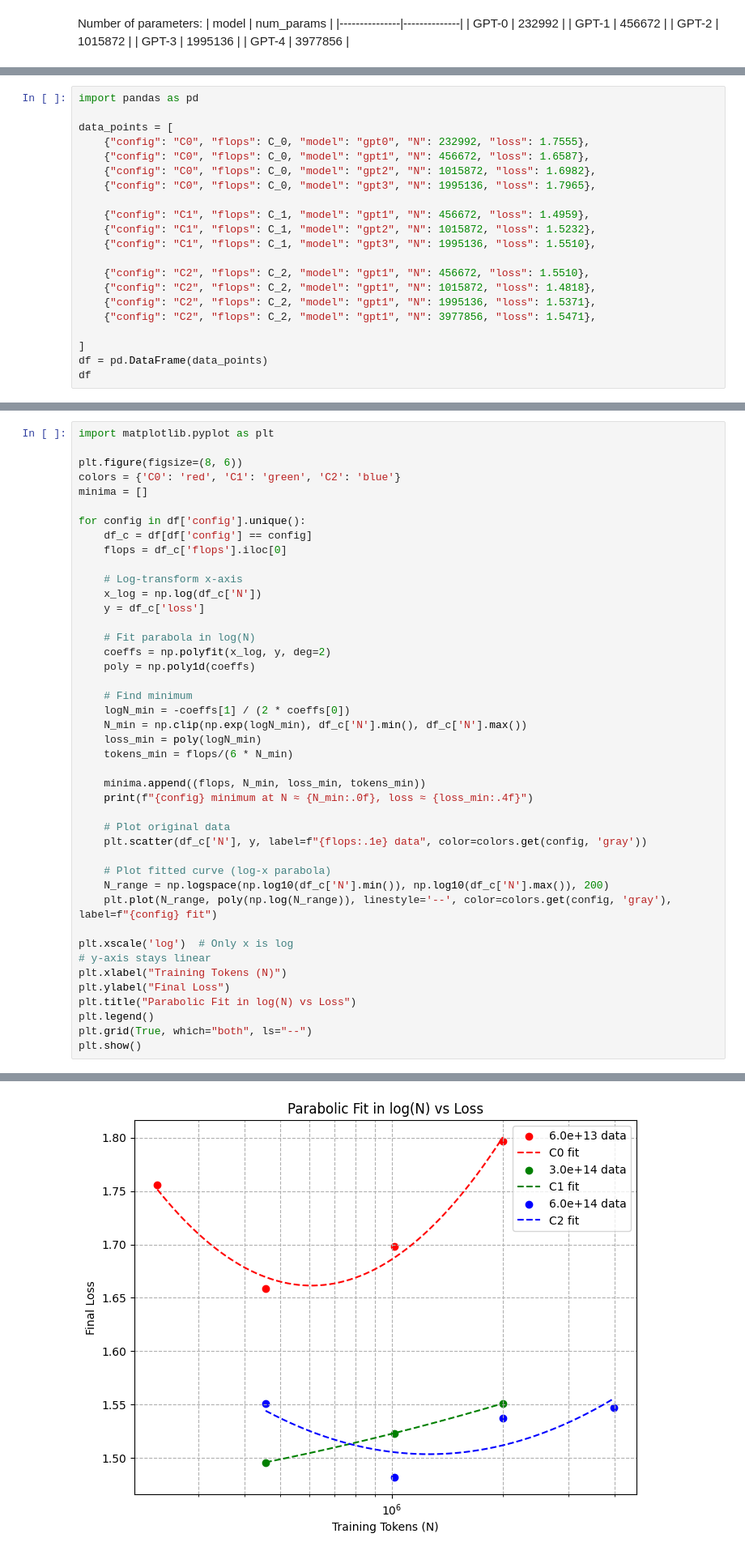
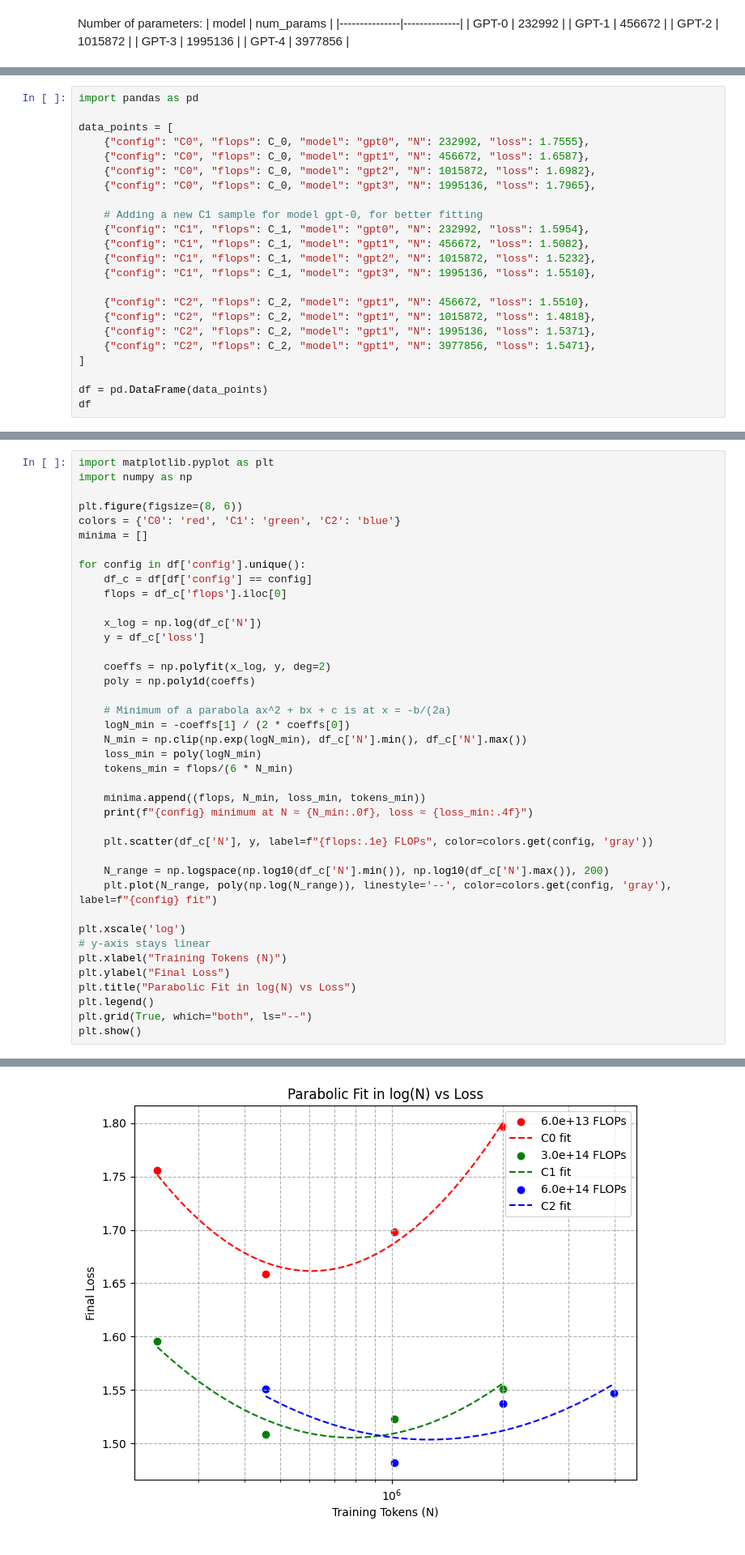
Before and after one commit to ianmm2d/nanoGPT-foundation-models, a Jupyter notebook: scaling_laws.ipynb, the cells around one changed output, grey strips where cells are left out. Shown: that part at 81% size. Drawn from its saved outputs; the diff is of its cells as text.

Commit message:
add final plots

```diff
--- a/scaling_laws.ipynb
+++ b/scaling_laws.ipynb
@@ -610,7 +630,9 @@ data_points = [
     {"config": "C0", "flops": C_0, "model": "gpt2", "N": 1015872, "loss": 1.6982},
     {"config": "C0", "flops": C_0, "model": "gpt3", "N": 1995136, "loss": 1.7965},
 
-    {"config": "C1", "flops": C_1, "model": "gpt1", "N": 456672, "loss": 1.4959},
+    # Adding a new C1 sample for model gpt-0, for better fitting
+    {"config": "C1", "flops": C_1, "model": "gpt0", "N": 232992, "loss": 1.5954},
+    {"config": "C1", "flops": C_1, "model": "gpt1", "N": 456672, "loss": 1.5082},
     {"config": "C1", "flops": C_1, "model": "gpt2", "N": 1015872, "loss": 1.5232},
     {"config": "C1", "flops": C_1, "model": "gpt3", "N": 1995136, "loss": 1.5510},
 
@@ -618,8 +640,8 @@ data_points = [
     {"config": "C2", "flops": C_2, "model": "gpt1", "N": 1015872, "loss": 1.4818},
     {"config": "C2", "flops": C_2, "model": "gpt1", "N": 1995136, "loss": 1.5371},
     {"config": "C2", "flops": C_2, "model": "gpt1", "N": 3977856, "loss": 1.5471},
+]
 
-]
 df = pd.DataFrame(data_points)
 df
 # %% [output]
@@ -638,5 +663,6 @@ df
 # %%
 import matplotlib.pyplot as plt
+import numpy as np
 
 plt.figure(figsize=(8, 6))
 colors = {'C0': 'red', 'C1': 'green', 'C2': 'blue'}
@@ -646,15 +672,13 @@ for config in df['config'].unique():
     df_c = df[df['config'] == config]
     flops = df_c['flops'].iloc[0]
 
-    # Log-transform x-axis
     x_log = np.log(df_c['N'])
     y = df_c['loss']
 
-    # Fit parabola in log(N)
     coeffs = np.polyfit(x_log, y, deg=2)
     poly = np.poly1d(coeffs)
 
-    # Find minimum
+    # Minimum of a parabola ax^2 + bx + c is at x = -b/(2a)
     logN_min = -coeffs[1] / (2 * coeffs[0])
     N_min = np.clip(np.exp(logN_min), df_c['N'].min(), df_c['N'].max())
     loss_min = poly(logN_min)
@@ -663,14 +687,12 @@ for config in df['config'].unique():
     minima.append((flops, N_min, loss_min, tokens_min))
     print(f"{config} minimum at N ≈ {N_min:.0f}, loss ≈ {loss_min:.4f}")
 
-    # Plot original data
-    plt.scatter(df_c['N'], y, label=f"{flops:.1e} data", color=colors.get(config, 'gray'))
+    plt.scatter(df_c['N'], y, label=f"{flops:.1e} FLOPs", color=colors.get(config, 'gray'))
 
-    # Plot fitted curve (log-x parabola)
     N_range = np.logspace(np.log10(df_c['N'].min()), np.log10(df_c['N'].max()), 200)
     plt.plot(N_range, poly(np.log(N_range)), linestyle='--', color=colors.get(config, 'gray'), label=f"{config} fit")
 
-plt.xscale('log')  # Only x is log
+plt.xscale('log')
 # y-axis stays linear
 plt.xlabel("Training Tokens (N)")
 plt.ylabel("Final Loss")
@@ -684,2 +706,2 @@ C1 minimum at N ≈ 456672, loss ≈ 1.4478
 C2 minimum at N ≈ 1260693, loss ≈ 1.5035
-[figure, old version]
+[figure, new version]
```
Also changed, not shown: parts of 14 cells of this notebook, 1 other file.
